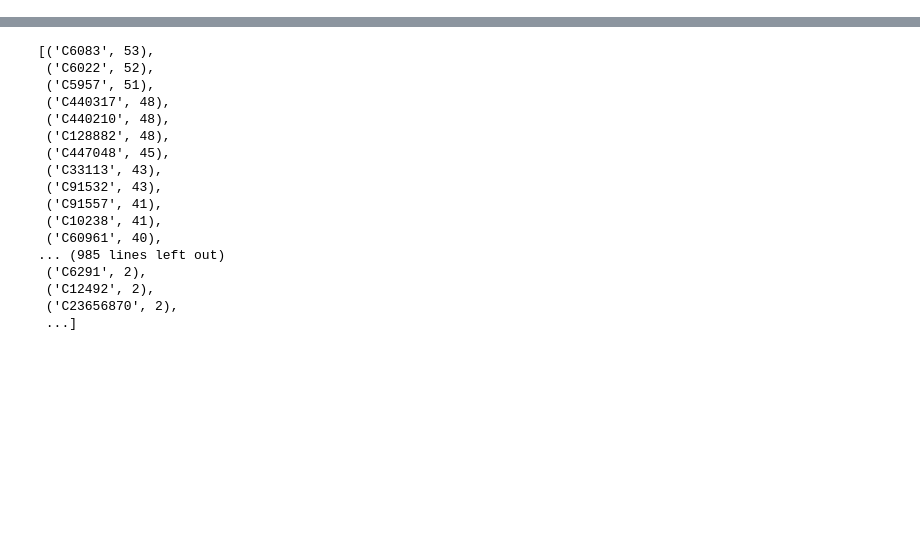
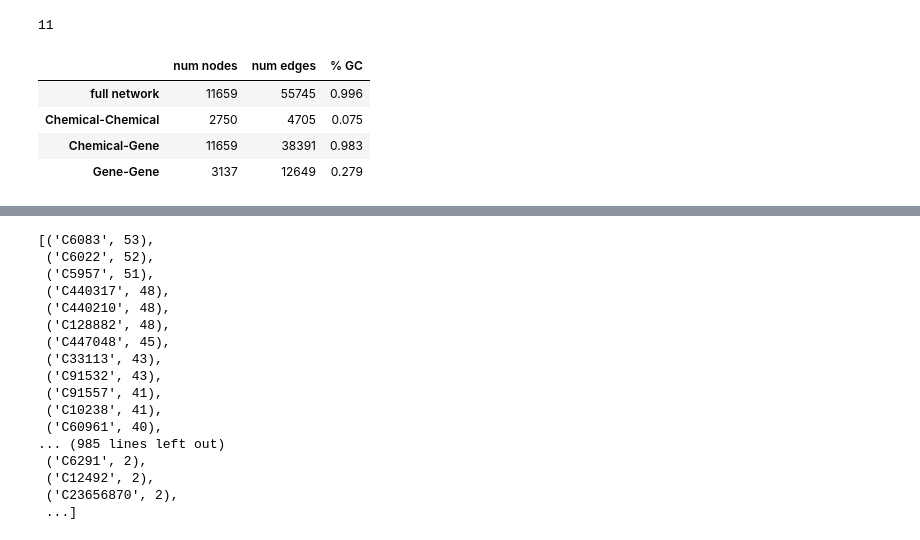
Before and after one commit to nyanovsky/tesis, a Jupyter notebook: data/network_analysis.ipynb, the cells around one changed output, grey strips where cells are left out. Saved outputs shown, nothing was run; the diff lists cells and outputs as text; code cells hidden in the pictures; blank space fills up the shorter version.

Commit message:
added net stats

```diff
--- a/data/network_analysis.ipynb
+++ b/data/network_analysis.ipynb
@@ -17,6 +17,29 @@ def get_rel_subgraph(G: nx.Graph, rel: str) -> nx.Graph:
 ChG_subgraph = get_rel_subgraph(G, "chg")
 ChCh_subgraph = get_rel_subgraph(G, "chch")
 GG_subgraph = get_rel_subgraph(G, "gg")
+# %%
+stats_df = pd.DataFrame(columns=["num nodes", "num edges", "% GC"], index=["full network", "Chemical-Chemical", "Chemical-Gene", "Gene-Gene"])
+
+def get_stats(graph: nx.Graph):
+    num_nodes, num_edges = graph.number_of_nodes(), graph.number_of_edges()
+    ccs = sorted(nx.connected_components(graph), key=len, reverse=True)
+    frac_gc = round(len(list(ccs)[0])/num_nodes,3)
+    return [num_nodes, num_edges, frac_gc]
+# %%
+for i, g in enumerate([G, ChCh_subgraph, ChG_subgraph, GG_subgraph]):
+    stats_df.iloc[i,:] = get_stats(g)
+# %%
+nx.approximation.diameter(nx.subgraph(G,sorted(nx.connected_components(G),key=len, reverse=True)[0]))
+# %% [output]
+11
+# %%
+stats_df
+# %% [output]
+|  | num nodes | num edges | % GC |
+| full network | 11659 | 55745 | 0.996 |
+| Chemical-Chemical | 2750 | 4705 | 0.075 |
+| Chemical-Gene | 11659 | 38391 | 0.983 |
+| Gene-Gene | 3137 | 12649 | 0.279 |
 # %%
 from collections import Counter
 plt.style.use("ggplot")
```
Also changed, not shown: parts of 8 cells of this notebook.
